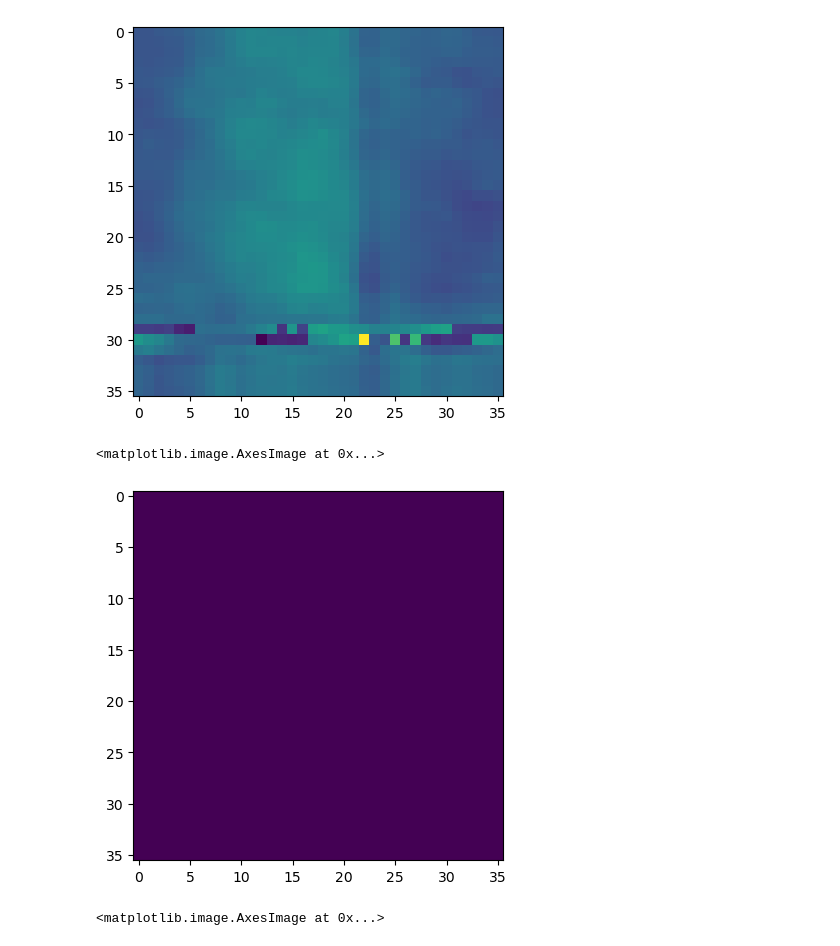
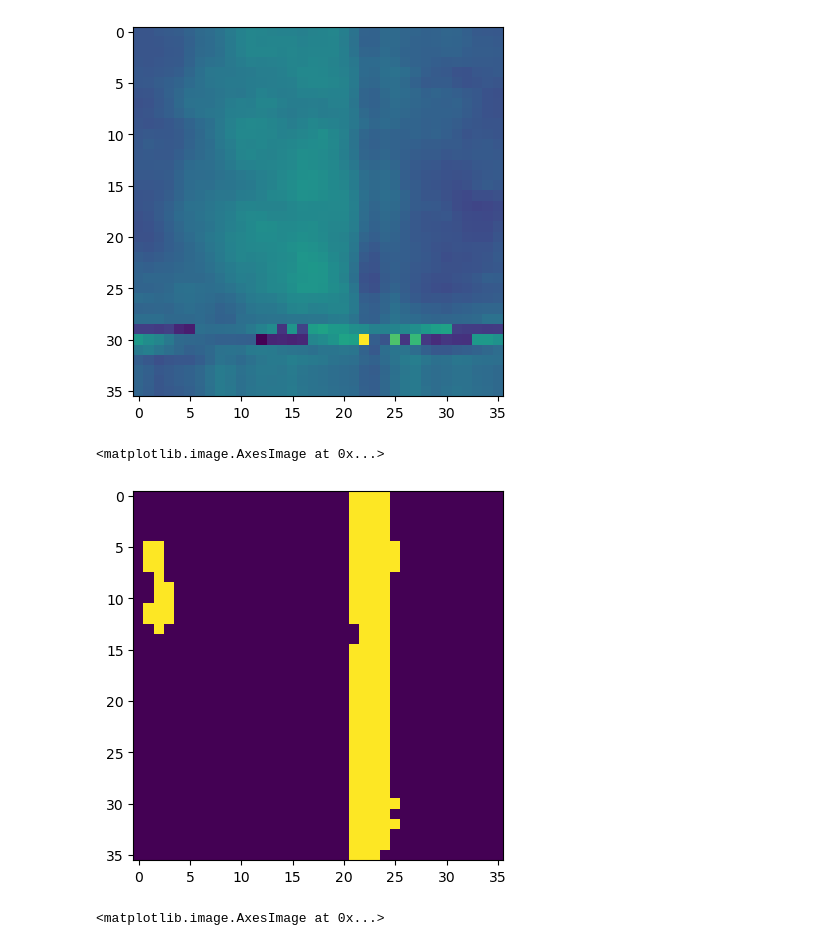
Before and after one commit to EllingtonKirby/Pipe-Corrosion-Detection, a Jupyter notebook: evaluation.ipynb, the cells around one changed output. Cells and saved outputs as stored; diff of their text form; code cells hidden in the pictures.

```diff
--- a/evaluation.ipynb
+++ b/evaluation.ipynb
@@ -44,12 +42,12 @@ plt.imshow(input_1, norm=None)
 <matplotlib.image.AxesImage at 0x...>
 [figure]
 # %%
-out_1 = F.sigmoid(model(X_train[0]))
+out_1 = model(X_train[0])
 pred_1 = (out_1 > .5)*1.
 plt.imshow(pred_1.reshape(36, 36))
 # %% [output]
 <matplotlib.image.AxesImage at 0x...>
-[figure, old version]
+[figure, new version]
 # %%
 labels_1 = (Y_train[0]*1.).reshape(36, 36)
 plt.imshow(labels_1)
```
Also changed, not shown: parts of 6 cells of this notebook, 1 other file.
